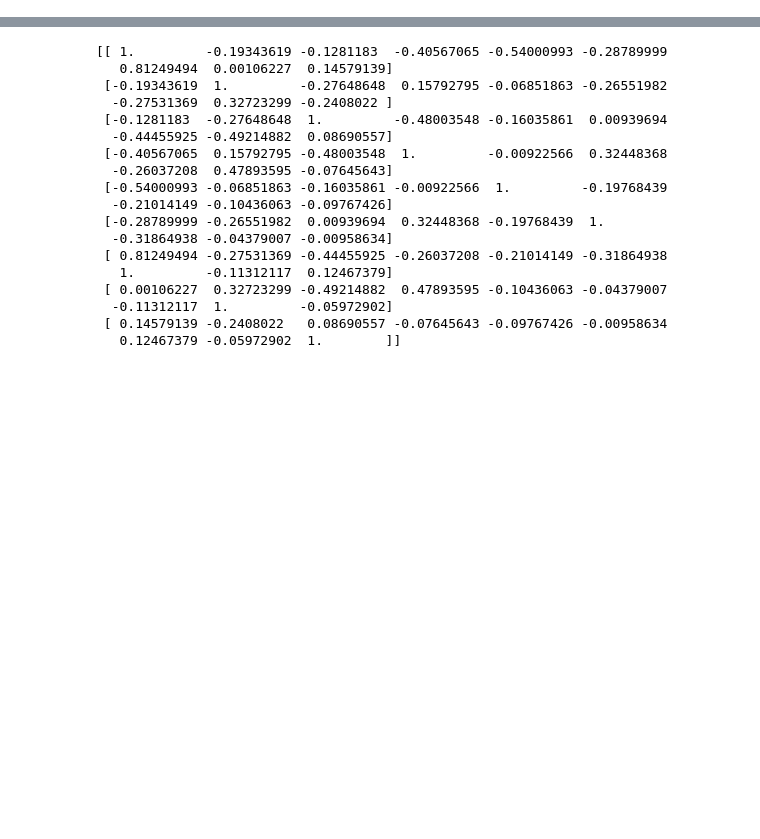
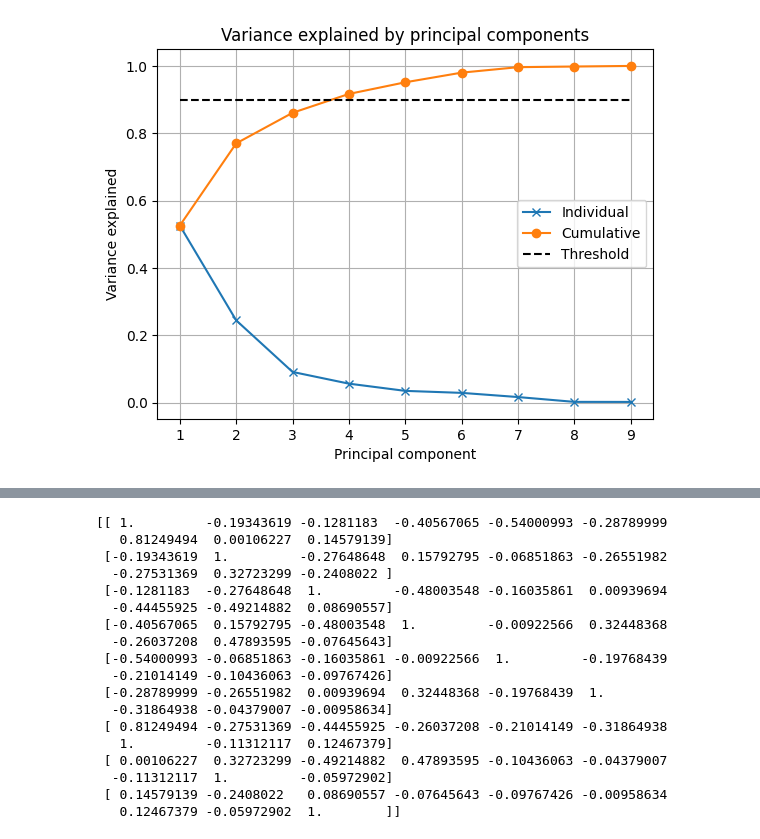
Before and after one commit to nickxir12/Machine_Learning_Projects, a Jupyter notebook: Project1/Code/MachineLearningProject1.ipynb, the cells around one changed output, grey strips where cells are left out. Cells and saved outputs as stored; diff of their text form; code cells hidden in the pictures; blank space fills up the shorter version.

```diff
--- a/Project1/Code/MachineLearningProject1.ipynb
+++ b/Project1/Code/MachineLearningProject1.ipynb
@@ -87,25 +65,27 @@ Range: 281.0
 # %%
 #       OURS!
 
-Y = X - np.ones((N, 1)) * X.mean(axis=0)
+Y = (X - np.ones((N, 1)) * X.mean(axis=0))/np.std(X, axis=0)
 
 # PCA by computing SVD of Y
 U, S, V = svd(Y, full_matrices=False)
 
 # Compute variance explained by principal components
 rho = (S * S) / (S * S).sum()
 
 threshold = 0.9
 
 # Plot variance explained
 plt.figure()
 plt.plot(range(1, len(rho) + 1), rho, "x-")
 plt.plot(range(1, len(rho) + 1), np.cumsum(rho), "o-")
 plt.plot([1, len(rho)], [threshold, threshold], "k--")
 plt.title("Variance explained by principal components")
 plt.xlabel("Principal component")
 plt.ylabel("Variance explained")
 plt.legend(["Individual", "Cumulative", "Threshold"])
 plt.grid()
 plt.show()
+# %% [output]
+[figure, added]
 # %%
```
Also changed, not shown: parts of 12 cells of this notebook.
